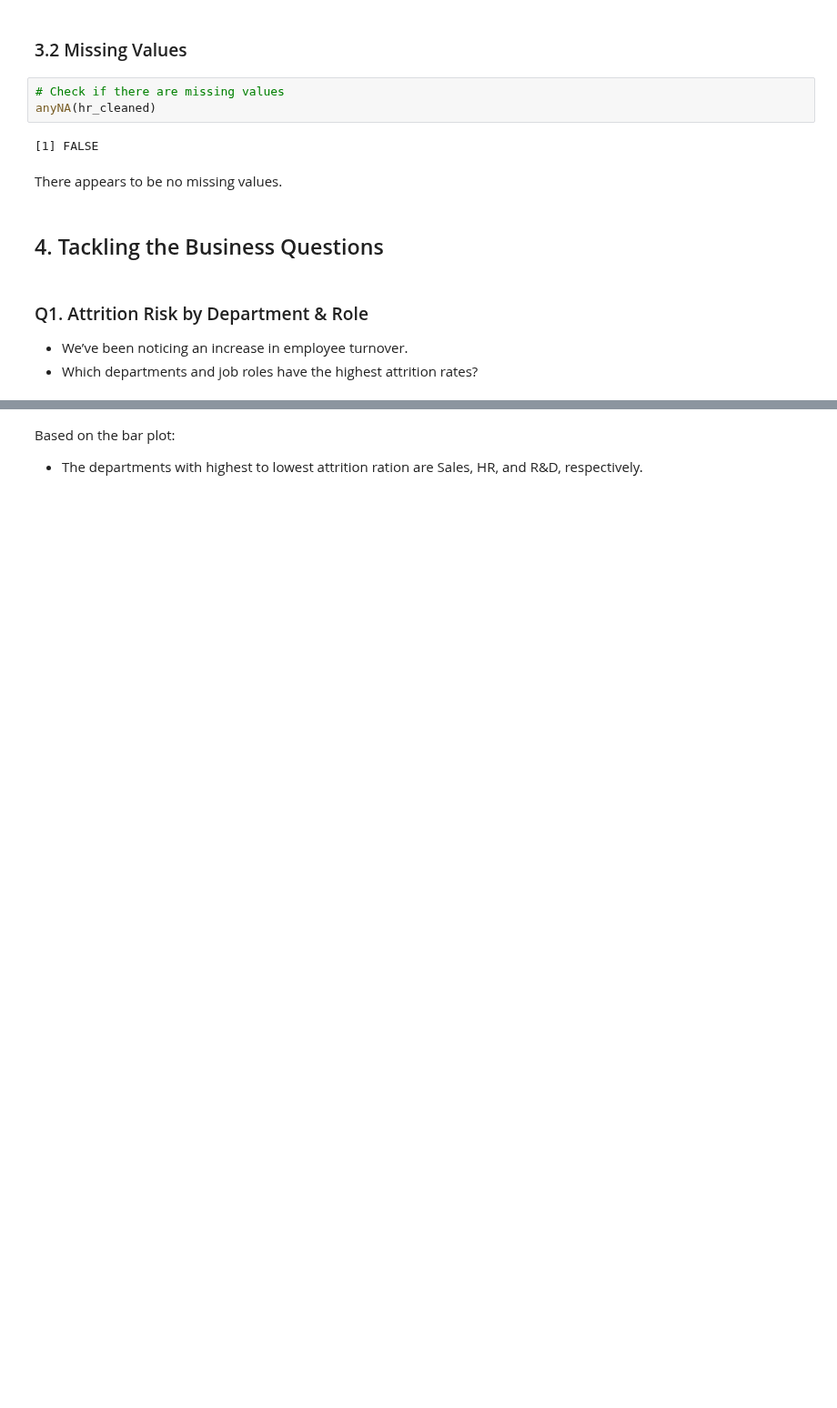
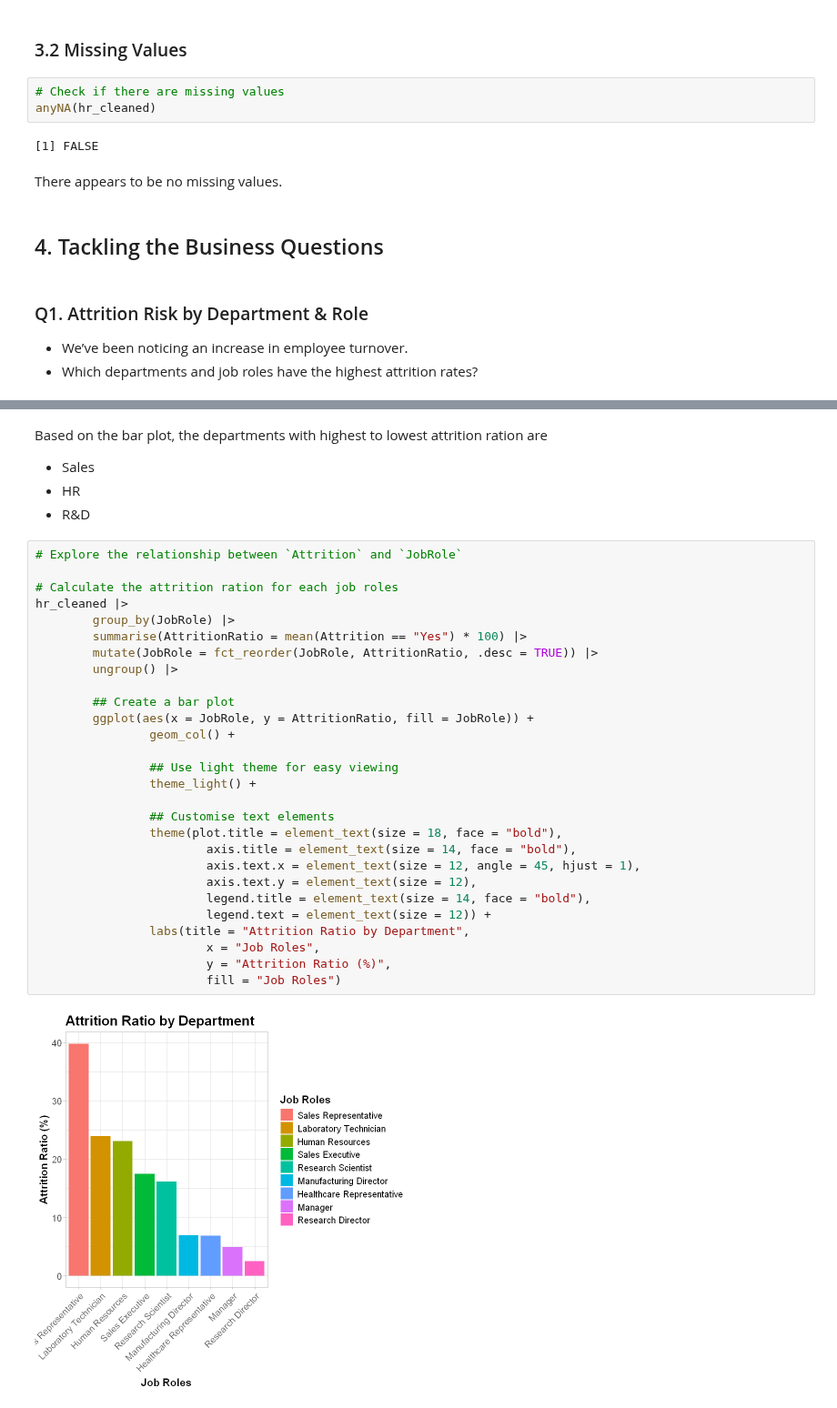
Before and after one commit to svarong-port/data-analytics-projects, a Jupyter notebook: ibm_hr_employee_attrition/hr_employee_attrition_code.ipynb, the cells around one changed output, grey strips where cells are left out. Shown at 91% size. Cells and saved outputs as stored; diff of their text form; blank space fills up the shorter version.

```diff
--- a/ibm_hr_employee_attrition/hr_employee_attrition_code.ipynb
+++ b/ibm_hr_employee_attrition/hr_employee_attrition_code.ipynb
@@ -218,3 +217,35 @@ hr_cleaned |>
 # %% [markdown]
-Based on the bar plot:
-- The departments with highest to lowest attrition ration are Sales, HR, and R&D, respectively.
+Based on the bar plot, the departments with highest to lowest attrition ration are
+- Sales
+- HR
+- R&D
+# %%
+# Explore the relationship between `Attrition` and `JobRole`
+
+# Calculate the attrition ration for each job roles
+hr_cleaned |>
+        group_by(JobRole) |>
+        summarise(AttritionRatio = mean(Attrition == "Yes") * 100) |>
+        mutate(JobRole = fct_reorder(JobRole, AttritionRatio, .desc = TRUE)) |>
+        ungroup() |>
+
+        ## Create a bar plot
+        ggplot(aes(x = JobRole, y = AttritionRatio, fill = JobRole)) +
+                geom_col() +
+
+                ## Use light theme for easy viewing
+                theme_light() +
+
+                ## Customise text elements
+                theme(plot.title = element_text(size = 18, face = "bold"),
+                        axis.title = element_text(size = 14, face = "bold"),
+                        axis.text.x = element_text(size = 12, angle = 45, hjust = 1),
+                        axis.text.y = element_text(size = 12),
+                        legend.title = element_text(size = 14, face = "bold"),
+                        legend.text = element_text(size = 12)) +
+                labs(title = "Attrition Ratio by Department",
+                        x = "Job Roles",
+                        y = "Attrition Ratio (%)",
+                        fill = "Job Roles")
+# %% [output]
+[figure, added]
```
Also changed, not shown: parts of 1 cell of this notebook.
